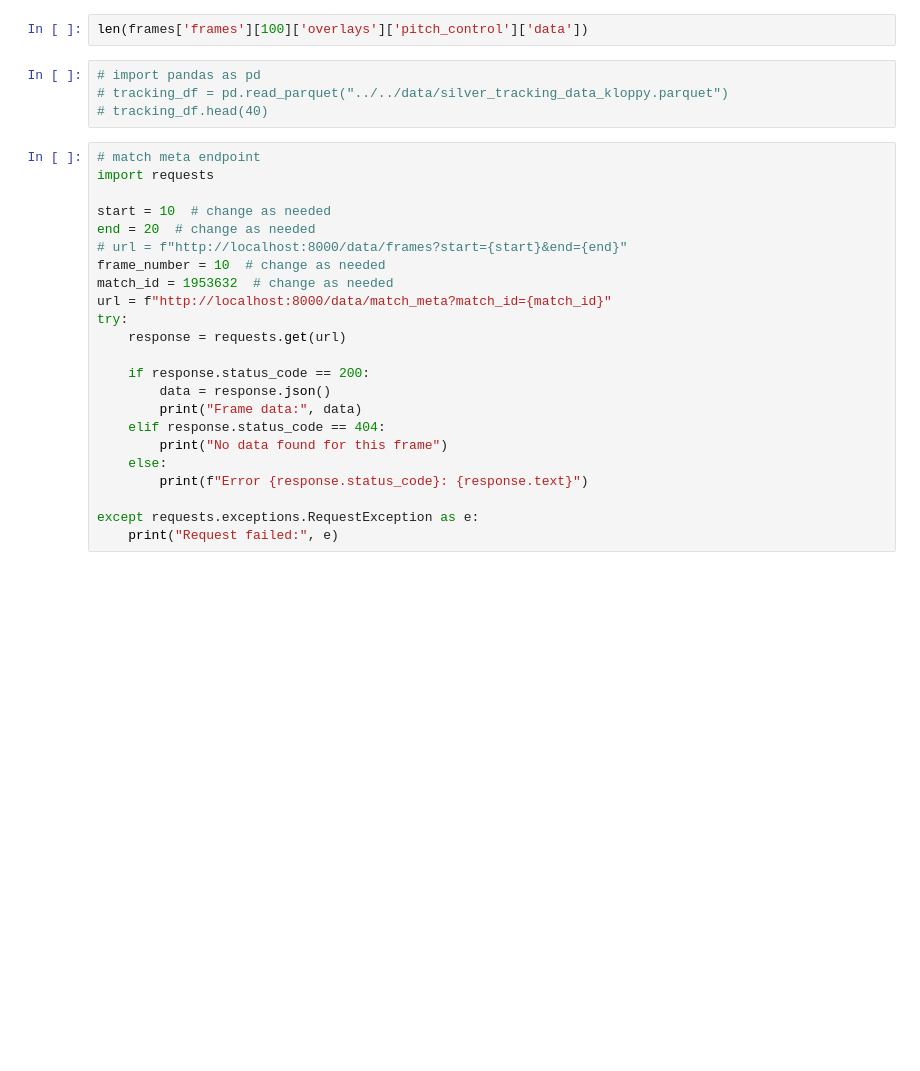
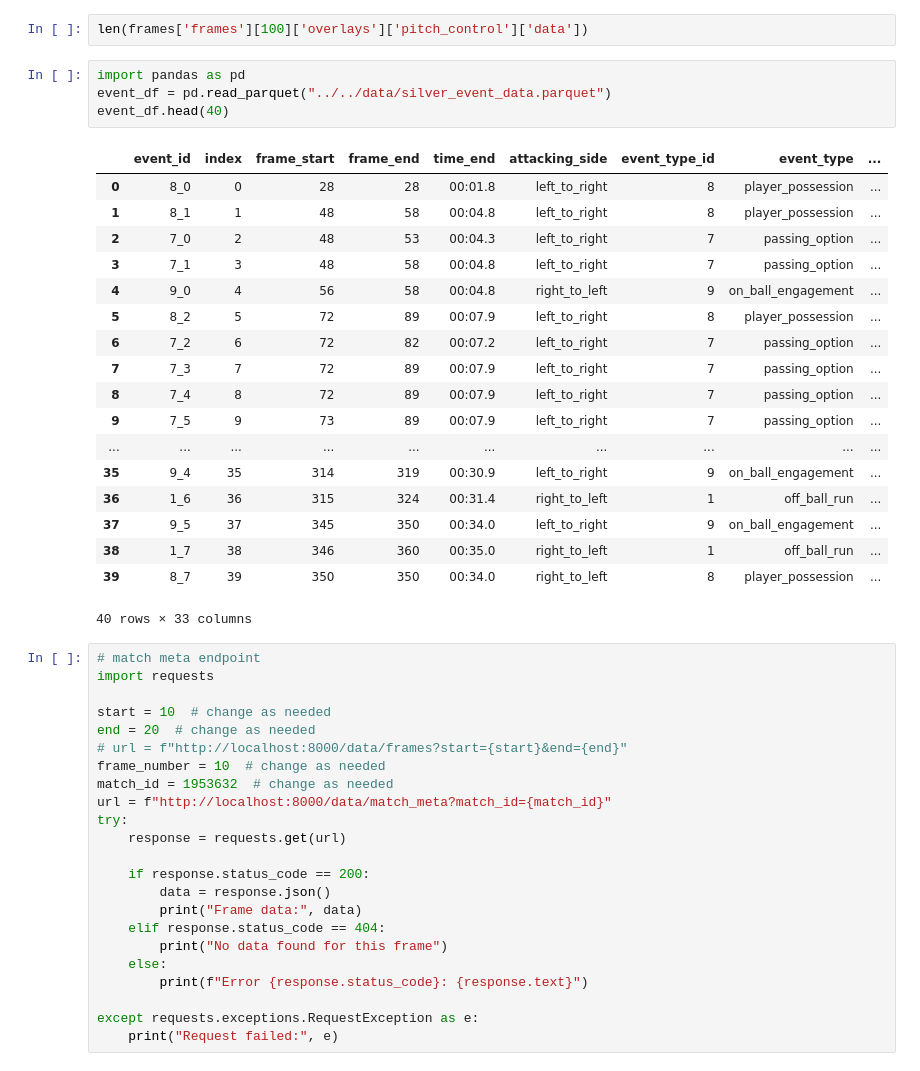
Before and after one commit to MihirT906/PlayTactix, a Jupyter notebook: backend/services/test_backend.ipynb, the cells around one changed output. Saved outputs shown, nothing was run; the diff lists cells and outputs as text; blank space fills up the shorter version.

```diff
--- a/backend/services/test_backend.ipynb
+++ b/backend/services/test_backend.ipynb
@@ -11,9 +11,28 @@ Error reading parquet files: array must not contain infs or NaNs
 # %%
 len(frames['frames'][100]['overlays']['pitch_control']['data'])
 # %%
-# import pandas as pd
-# tracking_df = pd.read_parquet("../../data/silver_tracking_data_kloppy.parquet")
-# tracking_df.head(40)
+import pandas as pd
+event_df = pd.read_parquet("../../data/silver_event_data.parquet")
+event_df.head(40)
+# %% [output]
+|  | event_id | index | frame_start | frame_end | time_end | attacking_side | event_type_id | event_type | ... |
+| 0 | 8_0 | 0 | 28 | 28 | 00:01.8 | left_to_right | 8 | player_possession | ... |
+| 1 | 8_1 | 1 | 48 | 58 | 00:04.8 | left_to_right | 8 | player_possession | ... |
+| 2 | 7_0 | 2 | 48 | 53 | 00:04.3 | left_to_right | 7 | passing_option | ... |
+| 3 | 7_1 | 3 | 48 | 58 | 00:04.8 | left_to_right | 7 | passing_option | ... |
+| 4 | 9_0 | 4 | 56 | 58 | 00:04.8 | right_to_left | 9 | on_ball_engagement | ... |
+| 5 | 8_2 | 5 | 72 | 89 | 00:07.9 | left_to_right | 8 | player_possession | ... |
+| 6 | 7_2 | 6 | 72 | 82 | 00:07.2 | left_to_right | 7 | passing_option | ... |
+| 7 | 7_3 | 7 | 72 | 89 | 00:07.9 | left_to_right | 7 | passing_option | ... |
+| 8 | 7_4 | 8 | 72 | 89 | 00:07.9 | left_to_right | 7 | passing_option | ... |
+| 9 | 7_5 | 9 | 73 | 89 | 00:07.9 | left_to_right | 7 | passing_option | ... |
+| ... | ... | ... | ... | ... | ... | ... | ... | ... | ... |
+| 35 | 9_4 | 35 | 314 | 319 | 00:30.9 | left_to_right | 9 | on_ball_engagement | ... |
+| 36 | 1_6 | 36 | 315 | 324 | 00:31.4 | right_to_left | 1 | off_ball_run | ... |
+| 37 | 9_5 | 37 | 345 | 350 | 00:34.0 | left_to_right | 9 | on_ball_engagement | ... |
+| 38 | 1_7 | 38 | 346 | 360 | 00:35.0 | right_to_left | 1 | off_ball_run | ... |
+| 39 | 8_7 | 39 | 350 | 350 | 00:34.0 | right_to_left | 8 | player_possession | ... |
+40 rows × 33 columns
 # %%
 # match meta endpoint
 import requests
```
Also changed, not shown: parts of 1 cell of this notebook, 4 other files.
